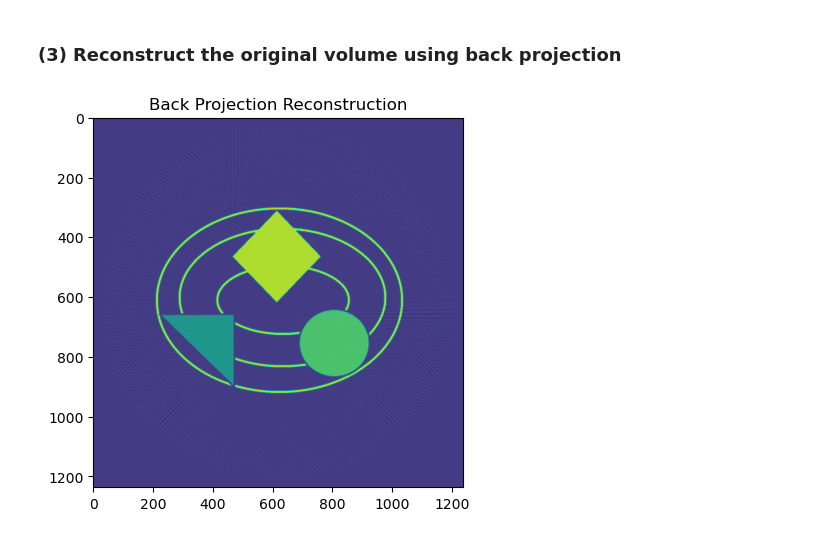
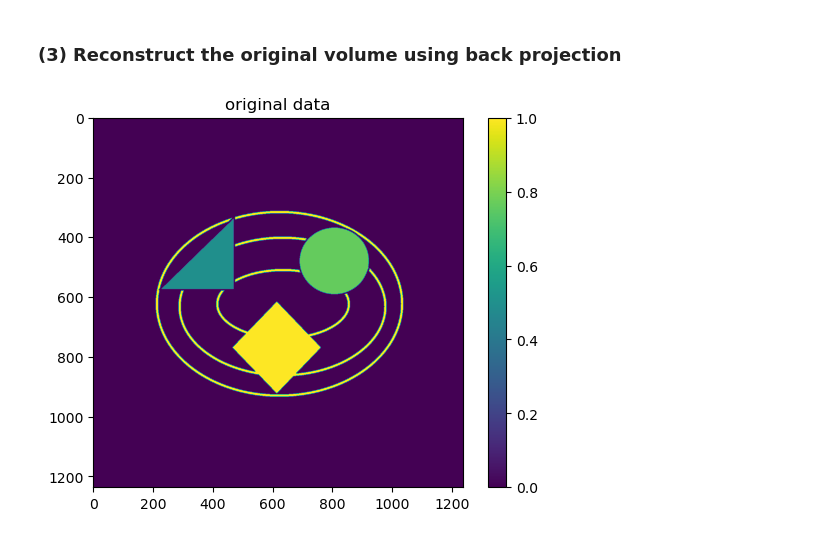
Before and after one commit to MaPhewJ/EIL_image_processing, a Jupyter notebook: Virtual_Sample.ipynb, the cells around one changed output. Cells and saved outputs as stored; diff of their text form; code cells hidden in the pictures.

```diff
--- a/Virtual_Sample.ipynb
+++ b/Virtual_Sample.ipynb
@@ -130,6 +131,11 @@ recon_fbp = rec.fbp_reconstruction(projs, centre, angles, ratio=0.95, ramp_win=N
+# %%
+fbp = np.fliplr(rotate(recon_fbp, 180)) #rotate and flip so same as og image
+og_normed = og_vol / np.amax(og_vol) #normalize
+diff = fbp[:,7,:] - og_normed[7,:,:] #calculate difference map of original and reconstructed data
 # %%
-plt.imshow(recon_fbp[:,7,:], cmap = 'viridis')
-plt.title('Back Projection Reconstruction')
+plt.imshow(og_normed[7])
+plt.title('original data')
+plt.colorbar()
 plt.show()
 # %% [output]
-[figure, old version]
+[figure, new version]
```
Also changed, not shown: parts of 5 cells of this notebook.
